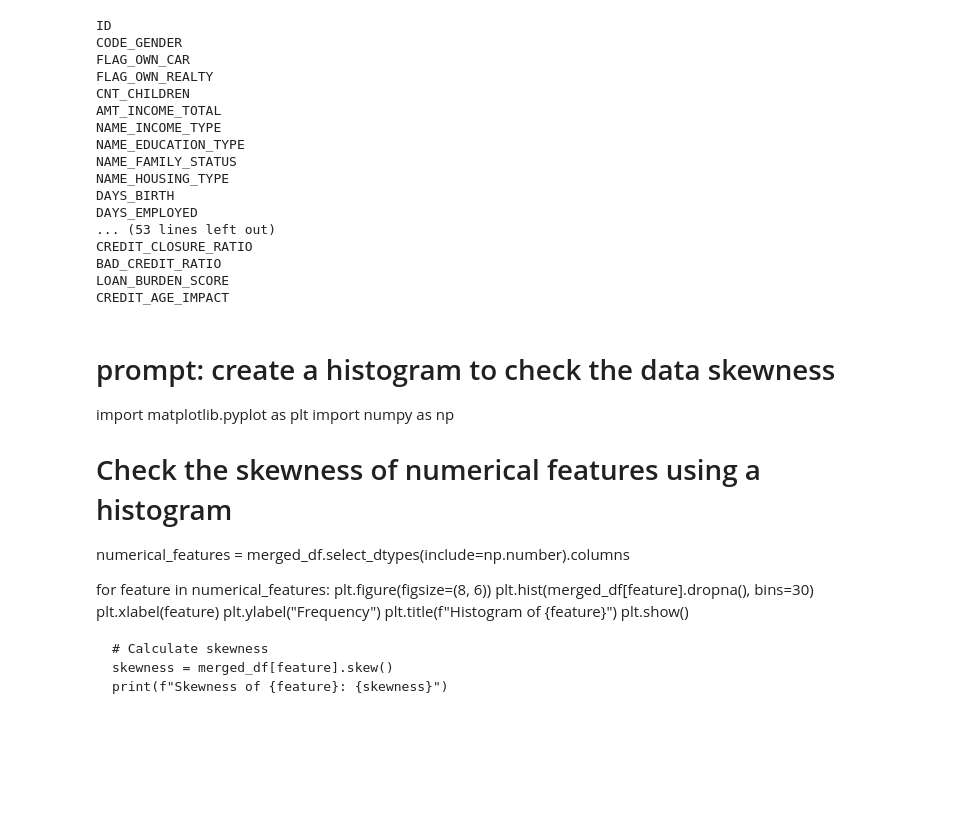
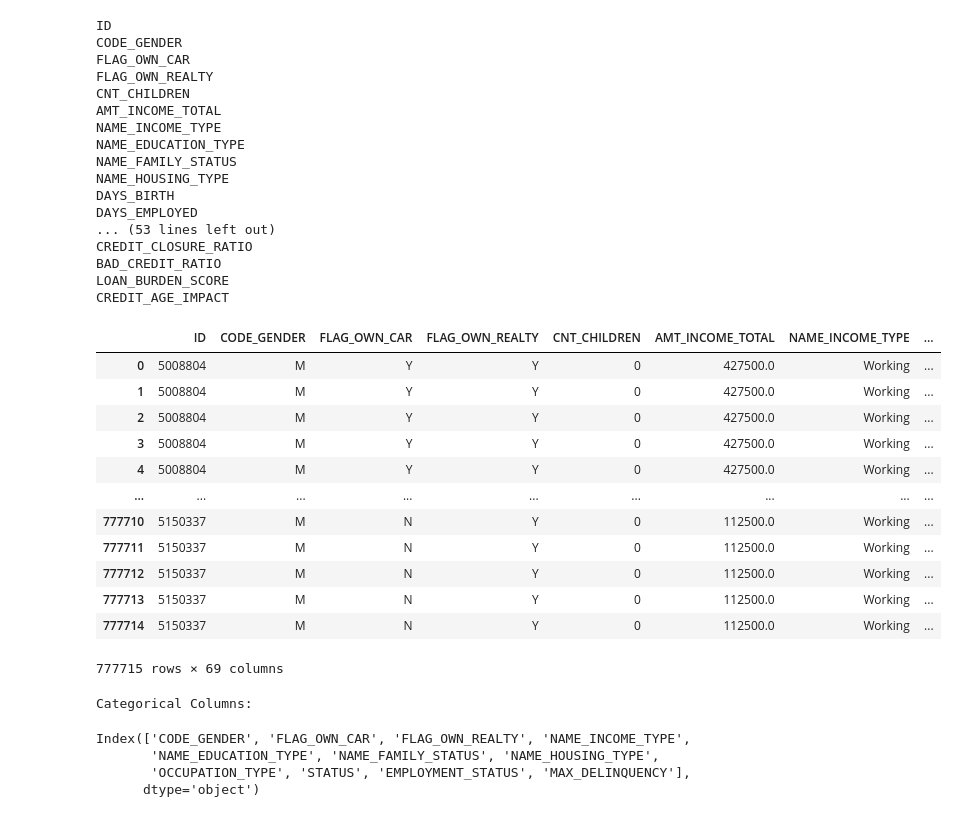
Before and after one commit to mabhipsa12/Scorecard-Project, a Jupyter notebook: scorecard_project.ipynb, the cells around one changed output. Saved outputs shown, nothing was run; the diff lists cells and outputs as text; code cells hidden in the pictures; blank space fills up the shorter version.

```diff
--- a/scorecard_project.ipynb
+++ b/scorecard_project.ipynb
@@ -386,22 +386,34 @@ CREDIT_CLOSURE_RATIO
 BAD_CREDIT_RATIO
 LOAN_BURDEN_SCORE
 CREDIT_AGE_IMPACT
-# %% [markdown]
-# prompt: create a histogram to check the data skewness
-
-import matplotlib.pyplot as plt
-import numpy as np
-# Check the skewness of numerical features using a histogram
-numerical_features = merged_df.select_dtypes(include=np.number).columns
-
-for feature in numerical_features:
-    plt.figure(figsize=(8, 6))
-    plt.hist(merged_df[feature].dropna(), bins=30)
-    plt.xlabel(feature)
-    plt.ylabel("Frequency")
-    plt.title(f"Histogram of {feature}")
-    plt.show()
-
-    # Calculate skewness
-    skewness = merged_df[feature].skew()
-    print(f"Skewness of {feature}: {skewness}")
+# %%
+merged_df
+# %% [output]
+|  | ID | CODE_GENDER | FLAG_OWN_CAR | FLAG_OWN_REALTY | CNT_CHILDREN | AMT_INCOME_TOTAL | NAME_INCOME_TYPE | ... |
+| 0 | 5008804 | M | Y | Y | 0 | 427500.0 | Working | ... |
+| 1 | 5008804 | M | Y | Y | 0 | 427500.0 | Working | ... |
+| 2 | 5008804 | M | Y | Y | 0 | 427500.0 | Working | ... |
+| 3 | 5008804 | M | Y | Y | 0 | 427500.0 | Working | ... |
+| 4 | 5008804 | M | Y | Y | 0 | 427500.0 | Working | ... |
+| ... | ... | ... | ... | ... | ... | ... | ... | ... |
+| 777710 | 5150337 | M | N | Y | 0 | 112500.0 | Working | ... |
+| 777711 | 5150337 | M | N | Y | 0 | 112500.0 | Working | ... |
+| 777712 | 5150337 | M | N | Y | 0 | 112500.0 | Working | ... |
+| 777713 | 5150337 | M | N | Y | 0 | 112500.0 | Working | ... |
+| 777714 | 5150337 | M | N | Y | 0 | 112500.0 | Working | ... |
+777715 rows × 69 columns
+# %%
+# prompt: check the categorical columns from merged_df
+
+# Identify categorical columns
+categorical_cols = merged_df.select_dtypes(include=['object']).columns
+
+# Print the categorical columns
+print("Categorical Columns:")
+categorical_cols
+# %% [output]
+Categorical Columns:
+Index(['CODE_GENDER', 'FLAG_OWN_CAR', 'FLAG_OWN_REALTY', 'NAME_INCOME_TYPE',
+       'NAME_EDUCATION_TYPE', 'NAME_FAMILY_STATUS', 'NAME_HOUSING_TYPE',
+       'OCCUPATION_TYPE', 'STATUS', 'EMPLOYMENT_STATUS', 'MAX_DELINQUENCY'],
+      dtype='object')
```
Also changed, not shown: parts of 4 cells of this notebook.
